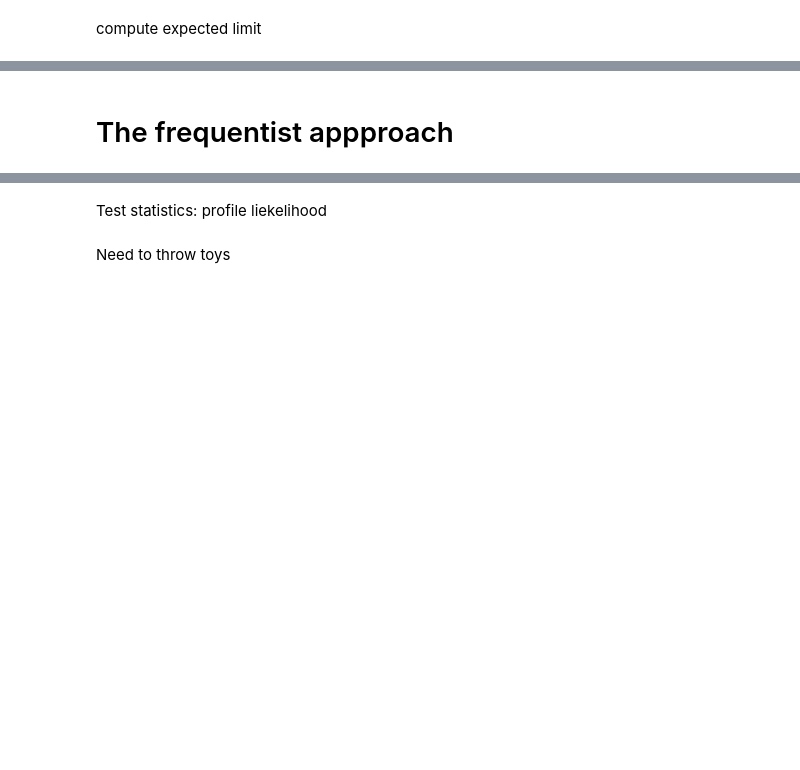
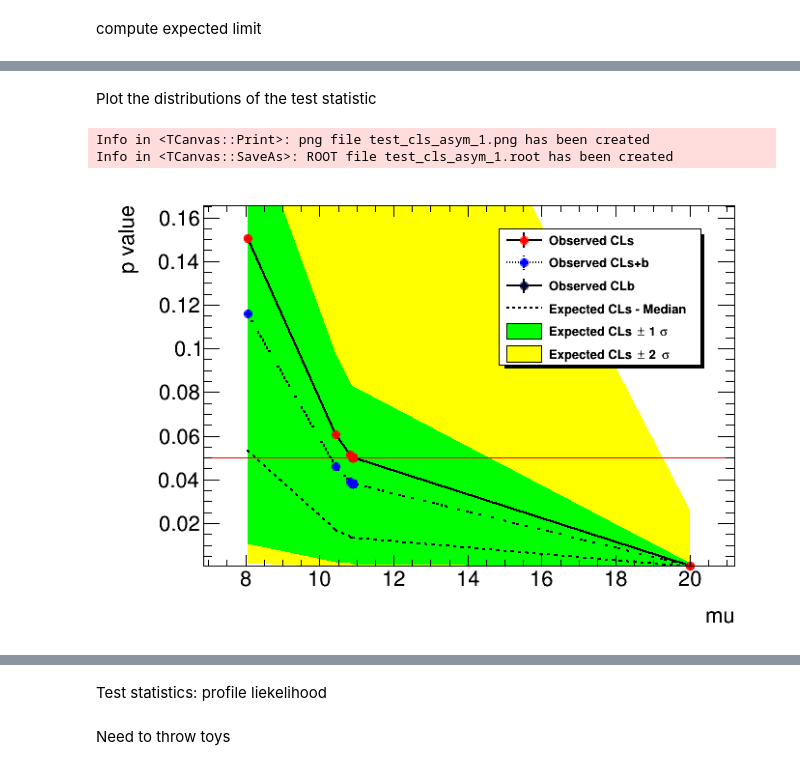
Before and after one commit to LailinXu/hepstat-tutorial, a Jupyter notebook: Stats/hepstat_tutorial_hypo_cls.py.nbconvert.ipynb, the cells around one changed output, grey strips where cells are left out. Drawn from its saved outputs; the diff is of its cells as text; code cells hidden in the pictures; blank space fills up the shorter version.

```diff
--- a/Stats/hepstat_tutorial_hypo_cls.py.nbconvert.ipynb
+++ b/Stats/hepstat_tutorial_hypo_cls.py.nbconvert.ipynb
@@ -122,3 +200,15 @@ print(" expected limit (+2 sig) " , p2)
-# %% [markdown]
-The frequentist appproach
-=======================
+# %% [markdown]
+Plot the distributions of the test statistic
+# %%
+plot = R.RooStats.HypoTestInverterPlot("HTI_Result_Plot","HypoTest Scan Result",r)
+c = R.TCanvas("HypoTestInverter Scan: Asymptotic")
+c.SetLogy(False)
+plot.Draw("CLb 2CL")
+c.Draw()
+
+c.SaveAs("test_cls_asym_1.png")
+c.SaveAs("test_cls_asym_1.root")
+# %% [output]
+Info in <TCanvas::Print>: png file test_cls_asym_1.png has been created
+Info in <TCanvas::SaveAs>: ROOT file test_cls_asym_1.root has been created
+[figure, added]
```
Also changed, not shown: parts of 29 cells of this notebook.
